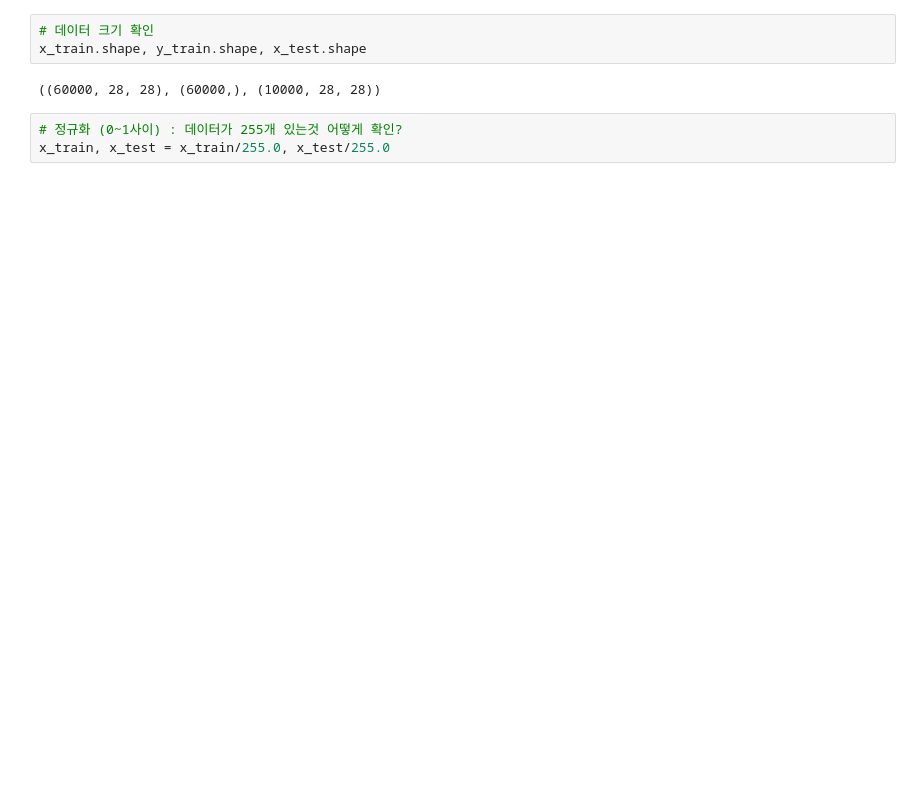
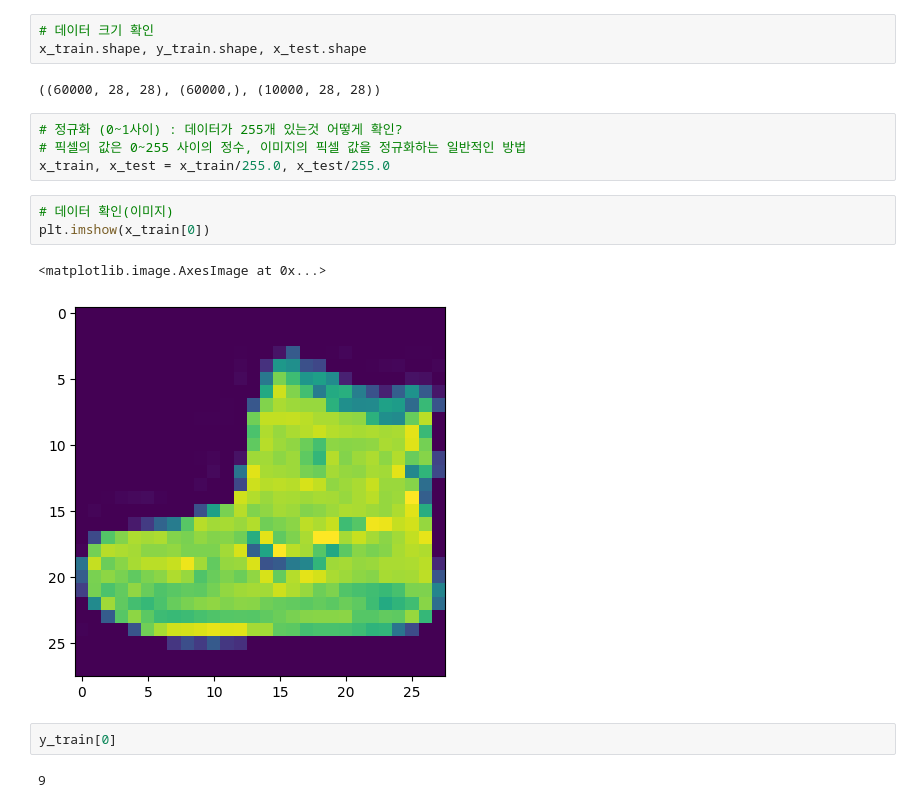
Before and after one commit to HWMV/MachineLearn, a Jupyter notebook: Machine_Learning9.ipynb, the cells around one changed output. Drawn from its saved outputs; the diff is of its cells as text; blank space fills up the shorter version.

```diff
--- a/Machine_Learning9.ipynb
+++ b/Machine_Learning9.ipynb
@@ -218,4 +227,15 @@ x_train.shape, y_train.shape, x_test.shape
 ((60000, 28, 28), (60000,), (10000, 28, 28))
 # %%
 # 정규화 (0~1사이) : 데이터가 255개 있는것 어떻게 확인?
+# 픽셀의 값은 0~255 사이의 정수, 이미지의 픽셀 값을 정규화하는 일반적인 방법
 x_train, x_test = x_train/255.0, x_test/255.0
+# %%
+# 데이터 확인(이미지)
+plt.imshow(x_train[0])
+# %% [output]
+<matplotlib.image.AxesImage at 0x...>
+[figure, added]
+# %%
+y_train[0]
+# %% [output]
+9
```
Also changed, not shown: parts of 12 cells of this notebook.
